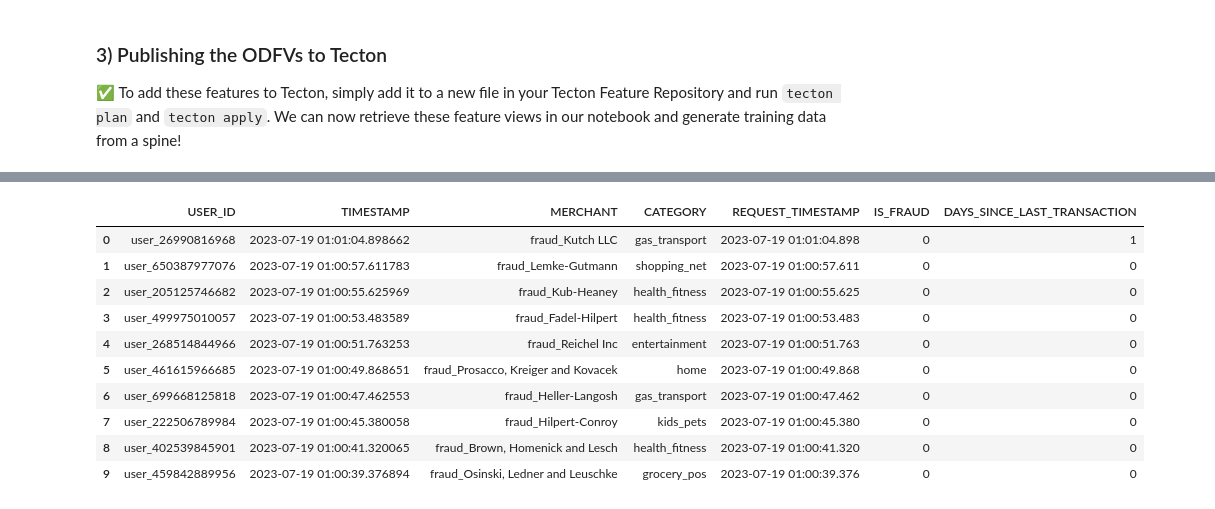
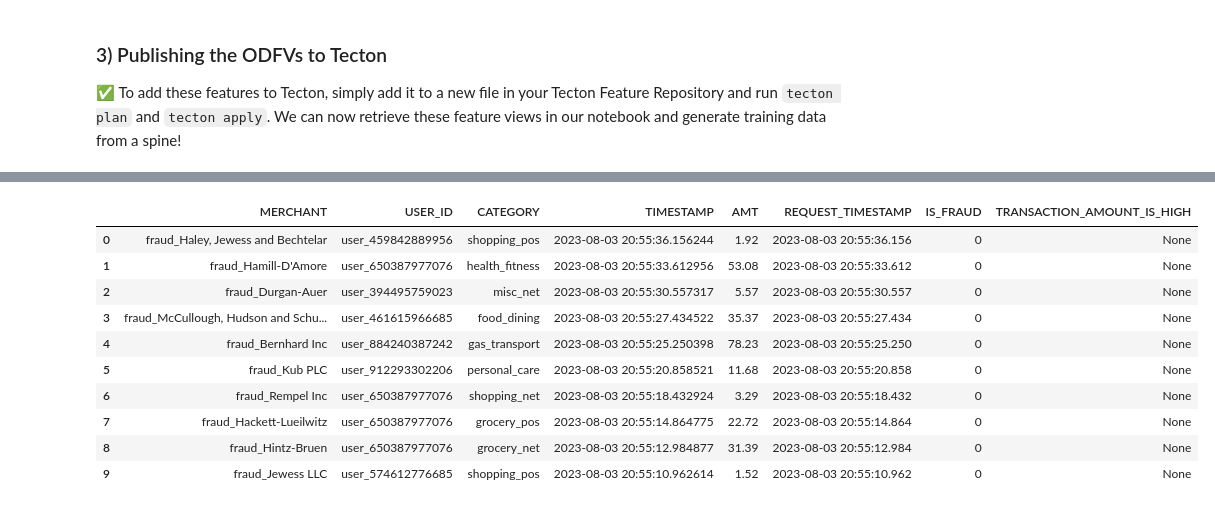
Before and after one commit to vhoudebine/tecton-snowflake-feature-repo, a Jupyter notebook: 3_On-Demand_Feature_Views_Snowflaked.ipynb, the cells around one changed output, grey strips where cells are left out. Saved outputs shown, nothing was run; the diff lists cells and outputs as text; code cells hidden in the pictures.

```diff
--- a/3_On-Demand_Feature_Views_Snowflaked.ipynb
+++ b/3_On-Demand_Feature_Views_Snowflaked.ipynb
@@ -164,6 +184,11 @@ In our example, we will compute the number of days between a user's last transac
 
 #### 2.1) Creating the last transaction date Batch Feature View
 # %%
+#Details were sent in an email
+%env SNOWFLAKE_USER=DEMO_USER
+%env SNOWFLAKE_PASSWORD=tecton123!
+%env SNOWFLAKE_ACCOUNT=tectonpartner-tecton_demo_usaa
+
 # Import Tecton and other libraries
 import logging
 import os
@@ -184,7 +209,7 @@ connection_parameters = {
     "account": os.environ['SNOWFLAKE_ACCOUNT'],
     "warehouse": "TRIAL_WAREHOUSE",
     # Database and schema are required to create various temporary objects by tecton
-    "database": "TECTON",
+    "database": "USAA_DEMO",
     "schema": "PUBLIC",
 }
 
@@ -311,15 +349,16 @@ LIMIT 100
 # %%
-fv = tecton.get_workspace('YOUR_WORKSPACE').get_feature_view('odfv_days_since_last_txn')
+fv = tecton.get_workspace('demo-vince').get_feature_view('transaction_amount_is_high')
+
 fv.get_historical_features(transactions_query).to_pandas().head(10)
 # %% [output]
-|  | USER_ID | TIMESTAMP | MERCHANT | CATEGORY | REQUEST_TIMESTAMP | IS_FRAUD | DAYS_SINCE_LAST_TRANSACTION |
-| 0 | user_26990816968 | 2023-07-19 01:01:04.898662 | fraud_Kutch LLC | gas_transport | 2023-07-19 01:01:04.898 | 0 | 1 |
-| 1 | user_650387977076 | 2023-07-19 01:00:57.611783 | fraud_Lemke-Gutmann | shopping_net | 2023-07-19 01:00:57.611 | 0 | 0 |
-| 2 | user_205125746682 | 2023-07-19 01:00:55.625969 | fraud_Kub-Heaney | health_fitness | 2023-07-19 01:00:55.625 | 0 | 0 |
-| 3 | user_499975010057 | 2023-07-19 01:00:53.483589 | fraud_Fadel-Hilpert | health_fitness | 2023-07-19 01:00:53.483 | 0 | 0 |
-| 4 | user_268514844966 | 2023-07-19 01:00:51.763253 | fraud_Reichel Inc | entertainment | 2023-07-19 01:00:51.763 | 0 | 0 |
-| 5 | user_461615966685 | 2023-07-19 01:00:49.868651 | fraud_Prosacco, Kreiger and Kovacek | home | 2023-07-19 01:00:49.868 | 0 | 0 |
-| 6 | user_699668125818 | 2023-07-19 01:00:47.462553 | fraud_Heller-Langosh | gas_transport | 2023-07-19 01:00:47.462 | 0 | 0 |
-| 7 | user_222506789984 | 2023-07-19 01:00:45.380058 | fraud_Hilpert-Conroy | kids_pets | 2023-07-19 01:00:45.380 | 0 | 0 |
-| 8 | user_402539845901 | 2023-07-19 01:00:41.320065 | fraud_Brown, Homenick and Lesch | health_fitness | 2023-07-19 01:00:41.320 | 0 | 0 |
-| 9 | user_459842889956 | 2023-07-19 01:00:39.376894 | fraud_Osinski, Ledner and Leuschke | grocery_pos | 2023-07-19 01:00:39.376 | 0 | 0 |
+|  | MERCHANT | USER_ID | CATEGORY | TIMESTAMP | AMT | REQUEST_TIMESTAMP | IS_FRAUD | TRANSACTION_AMOUNT_IS_HIGH |
+| 0 | fraud_Haley, Jewess and Bechtelar | user_459842889956 | shopping_pos | 2023-08-03 20:55:36.156244 | 1.92 | 2023-08-03 20:55:36.156 | 0 | None |
+| 1 | fraud_Hamill-D'Amore | user_650387977076 | health_fitness | 2023-08-03 20:55:33.612956 | 53.08 | 2023-08-03 20:55:33.612 | 0 | None |
+| 2 | fraud_Durgan-Auer | user_394495759023 | misc_net | 2023-08-03 20:55:30.557317 | 5.57 | 2023-08-03 20:55:30.557 | 0 | None |
+| 3 | fraud_McCullough, Hudson and Schu... | user_461615966685 | food_dining | 2023-08-03 20:55:27.434522 | 35.37 | 2023-08-03 20:55:27.434 | 0 | None |
+| 4 | fraud_Bernhard Inc | user_884240387242 | gas_transport | 2023-08-03 20:55:25.250398 | 78.23 | 2023-08-03 20:55:25.250 | 0 | None |
+| 5 | fraud_Kub PLC | user_912293302206 | personal_care | 2023-08-03 20:55:20.858521 | 11.68 | 2023-08-03 20:55:20.858 | 0 | None |
+| 6 | fraud_Rempel Inc | user_650387977076 | shopping_net | 2023-08-03 20:55:18.432924 | 3.29 | 2023-08-03 20:55:18.432 | 0 | None |
+| 7 | fraud_Hackett-Lueilwitz | user_650387977076 | grocery_pos | 2023-08-03 20:55:14.864775 | 22.72 | 2023-08-03 20:55:14.864 | 0 | None |
+| 8 | fraud_Hintz-Bruen | user_650387977076 | grocery_net | 2023-08-03 20:55:12.984877 | 31.39 | 2023-08-03 20:55:12.984 | 0 | None |
+| 9 | fraud_Jewess LLC | user_574612776685 | shopping_pos | 2023-08-03 20:55:10.962614 | 1.52 | 2023-08-03 20:55:10.962 | 0 | None |
```
Also changed, not shown: parts of 4 cells of this notebook, 6 other files.
